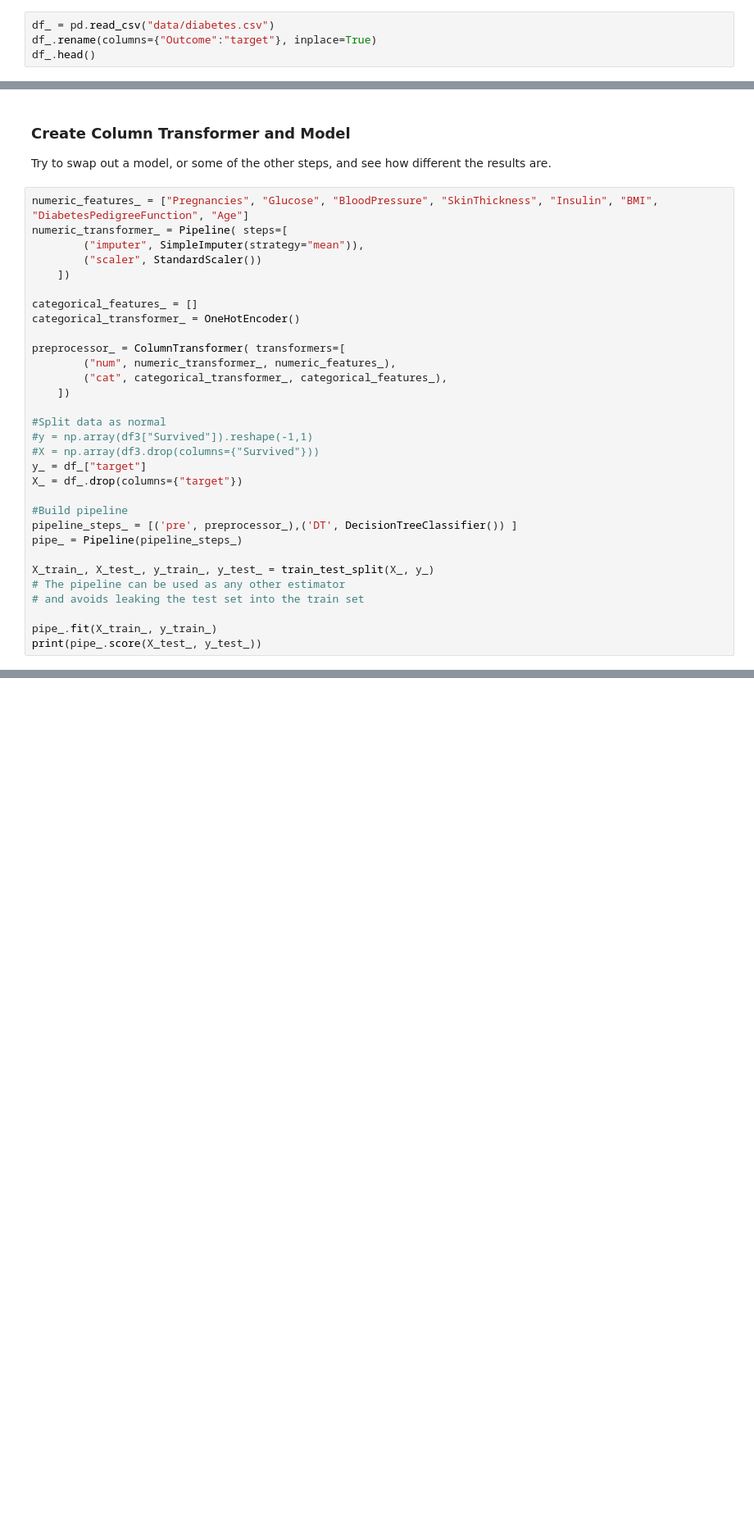
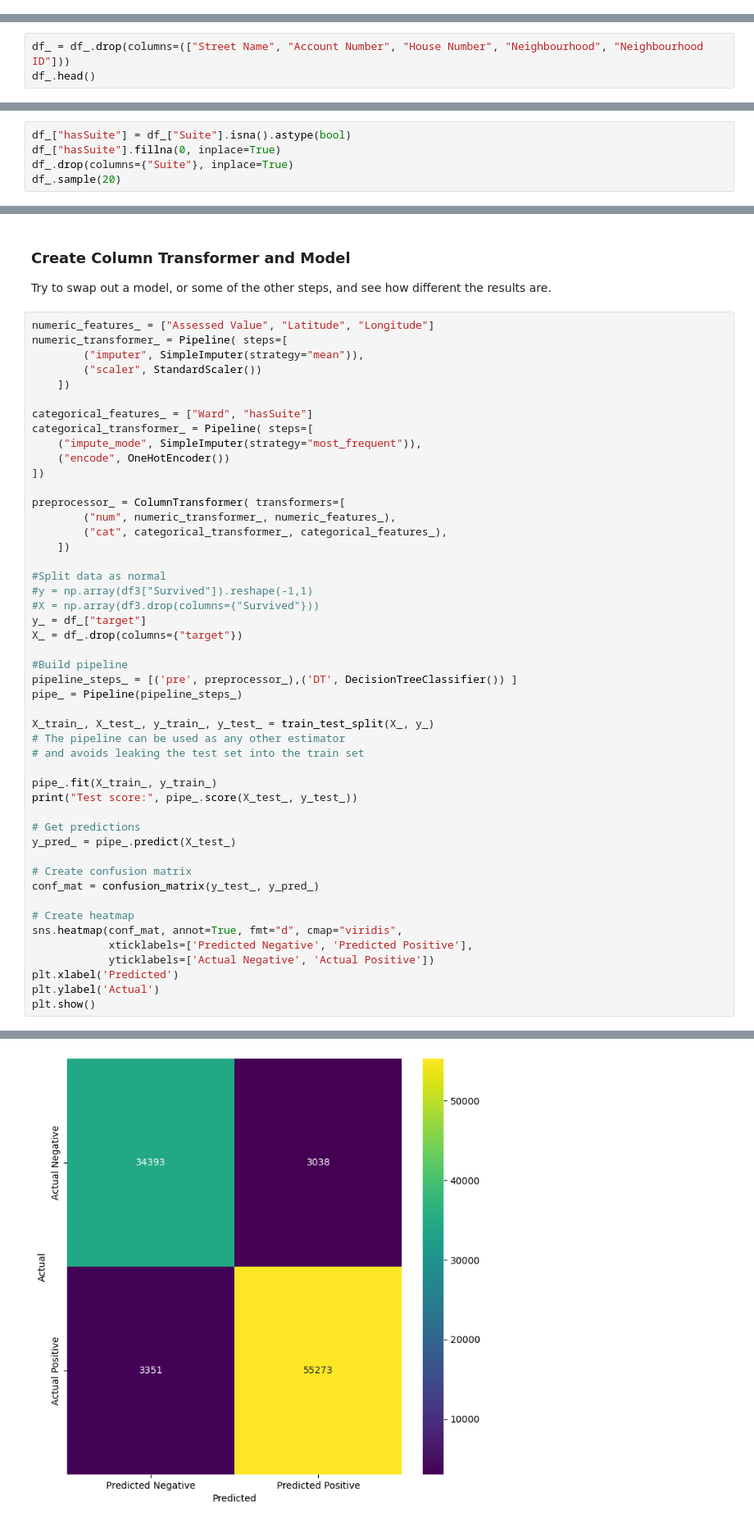
Before and after one commit to michaeljharris/Intro_to_Machine_Learning_Student_Workbooks, a Jupyter notebook: 003_pipeline_impute_sol.ipynb, the cells around one changed output, grey strips where cells are left out. Shown at 82% size. Saved outputs shown, nothing was run; the diff lists cells and outputs as text; blank space fills up the shorter version.

```diff
--- a/003_pipeline_impute_sol.ipynb
+++ b/003_pipeline_impute_sol.ipynb
@@ -281,4 +278,0 @@ The ability to swap things in and out will be useful soon when we look at a grid
-# %%
-df_ = pd.read_csv("data/diabetes.csv")
-df_.rename(columns={"Outcome":"target"}, inplace=True)
-df_.head()
@@ -310,0 +335,3 @@ memory usage: 54.1 KB
+# %%
+df_ = df_.drop(columns=(["Street Name", "Account Number", "House Number", "Neighbourhood", "Neighbourhood ID"]))
+df_.head()
@@ -310,0 +345,5 @@ memory usage: 54.1 KB
+# %%
+df_["hasSuite"] = df_["Suite"].isna().astype(bool)
+df_["hasSuite"].fillna(0, inplace=True)
+df_.drop(columns={"Suite"}, inplace=True)
+df_.sample(20)
@@ -313,14 +370,17 @@ memory usage: 54.1 KB
 
 Try to swap out a model, or some of the other steps, and see how different the results are.
 # %%
-numeric_features_ = ["Pregnancies", "Glucose", "BloodPressure", "SkinThickness", "Insulin", "BMI", "DiabetesPedigreeFunction", "Age"]
+numeric_features_ = ["Assessed Value", "Latitude", "Longitude"]
 numeric_transformer_ = Pipeline( steps=[
         ("imputer", SimpleImputer(strategy="mean")),
         ("scaler", StandardScaler())
     ])
 
-categorical_features_ = []
-categorical_transformer_ = OneHotEncoder()
+categorical_features_ = ["Ward", "hasSuite"]
+categorical_transformer_ = Pipeline( steps=[
+    ("impute_mode", SimpleImputer(strategy="most_frequent")),
+    ("encode", OneHotEncoder())
+])
 
 preprocessor_ = ColumnTransformer( transformers=[
         ("num", numeric_transformer_, numeric_features_),
@@ -342,5 +402,19 @@ X_train_, X_test_, y_train_, y_test_ = train_test_split(X_, y_)
 # and avoids leaking the test set into the train set
 
 pipe_.fit(X_train_, y_train_)
-print(pipe_.score(X_test_, y_test_))
+print("Test score:", pipe_.score(X_test_, y_test_))
+
+# Get predictions
+y_pred_ = pipe_.predict(X_test_)
+
+# Create confusion matrix
+conf_mat = confusion_matrix(y_test_, y_pred_)
+
+# Create heatmap
+sns.heatmap(conf_mat, annot=True, fmt="d", cmap="viridis",
+            xticklabels=['Predicted Negative', 'Predicted Positive'],
+            yticklabels=['Actual Negative', 'Actual Positive'])
+plt.xlabel('Predicted')
+plt.ylabel('Actual')
+plt.show()
 # %% [output]
@@ -347,0 +422 @@ print(pipe_.score(X_test_, y_test_))
+[figure, added]
```
Also changed, not shown: parts of 13 cells of this notebook, 2 other files.
